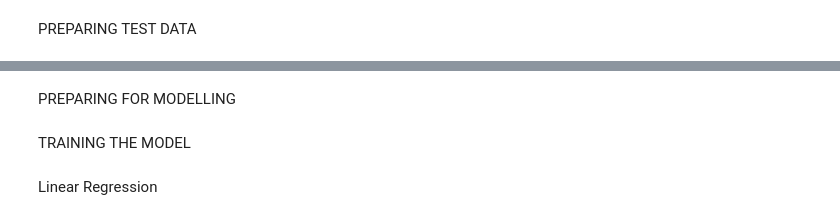
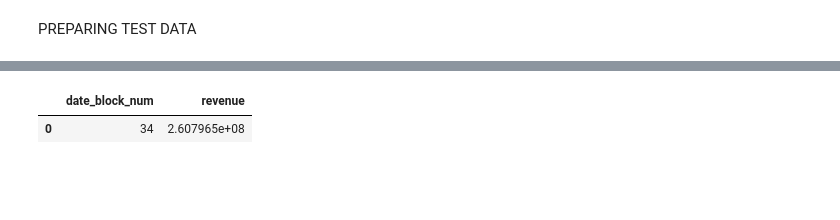
Before and after one commit to nhutthongnguyen/senhong-predict-sales, a Jupyter notebook: predict-sale-multi-algorithm.ipynb, the cells around one changed output, grey strips where cells are left out. Cells and saved outputs as stored; diff of their text form; code cells hidden in the pictures; blank space fills up the shorter version.

```diff
--- a/predict-sale-multi-algorithm.ipynb
+++ b/predict-sale-multi-algorithm.ipynb
@@ -345,5 +319,5 @@ test_data_copy.head(3)
 item_category_id = dict(items.groupby('item_id')['item_category_id'].last().reset_index().values)
 test_data_copy['item_category_id'] = test_data_copy.item_id.map(item_category_id)
 # %%
-prediction = test_data_copy[['date_block_num', 'shop_id', 'item_id', 'item_category_id']]
-rfr.predict()
+prediction = test_data_copy[['date_block_num', 'shop_id', 'item_id', 'item_category_id', 'item_price']]
+predict_sales = rfr.predict(prediction)
@@ -352,4 +324,4 @@ predict_sale = rfr.predict(prediction)
 # %%
-test_data_copy['item_cnt_month'] = predict_sale
+test_data_copy['item_cnt_month'] = predict_sales
 # %%
 test_data_copy
@@ -359,6 +359,7 @@ test_data_copy
 # %%
-shop_45 = test_data_copy[test_data_copy.shop_id == 45]
-shop_45 = shop_45.groupby(['date_block_num']).agg({'revenue': 'sum'}).reset_index()
-shop_45
+shop_24 = test_data_copy
+shop_24 = shop_24.groupby(['date_block_num']).agg({'revenue': 'sum'}).reset_index()
+shop_24
+# %% [output]
+|  | date_block_num | revenue |
+| 0 | 34 | 2.607965e+08 |
-# %% [markdown]
-PREPARING FOR MODELLING
@@ -373,4 +365,0 @@ x_train.shape, y_train.shape, x_test.shape
-# %% [markdown]
-TRAINING THE MODEL
-# %% [markdown]
-Linear Regression
```
Also changed, not shown: parts of 67 cells of this notebook.
